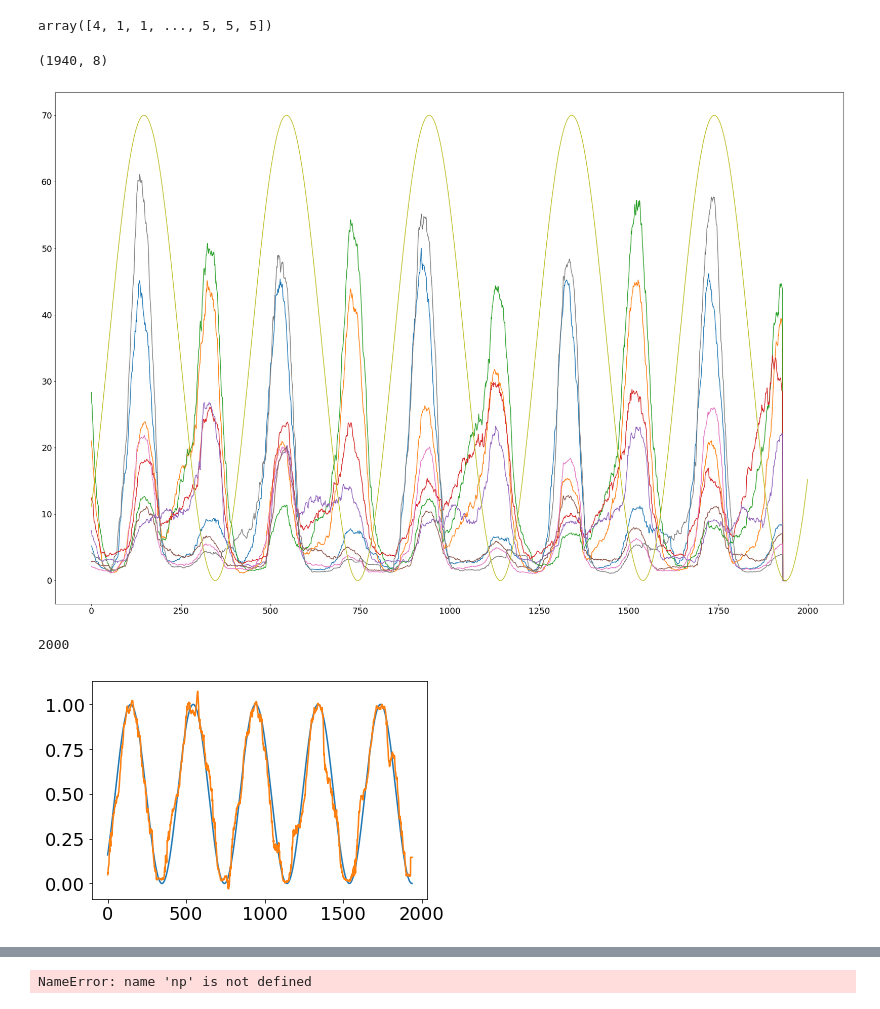
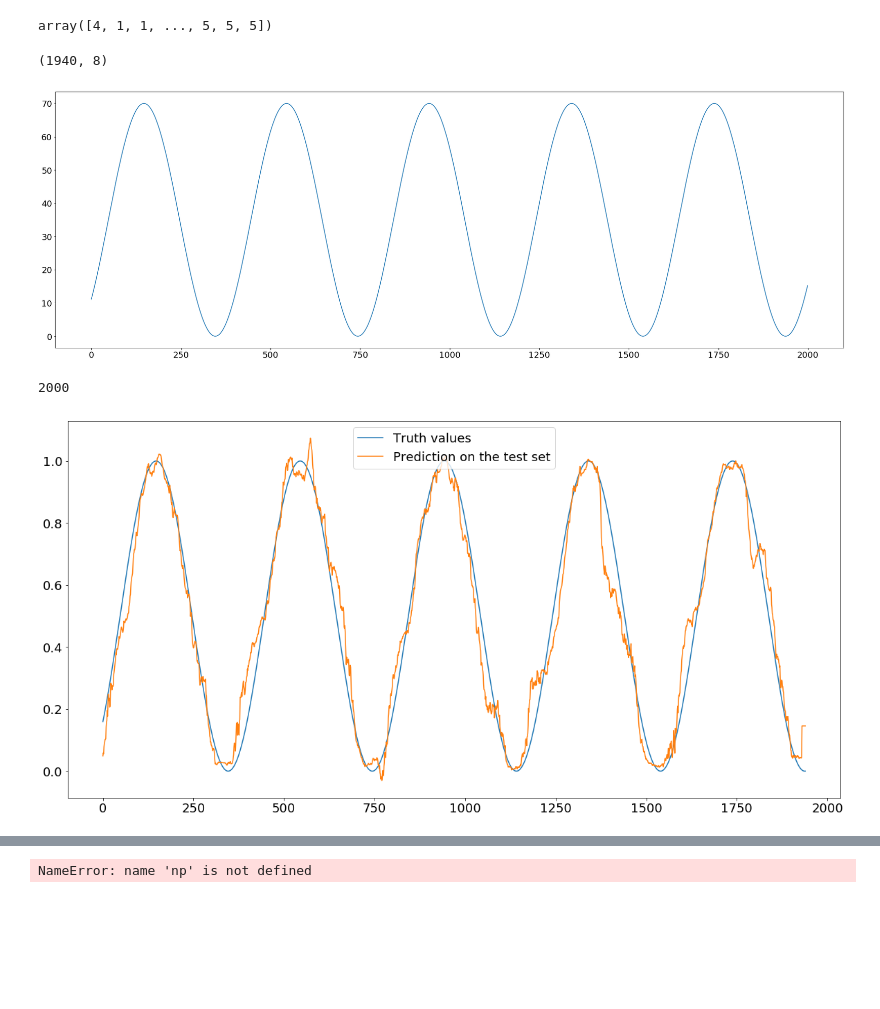
Before and after one commit to yegorsch/EMG-Project, a Jupyter notebook: Notebook/Main.ipynb, the cells around one changed output, grey strips where cells are left out. Drawn from its saved outputs; the diff is of its cells as text; code cells hidden in the pictures; blank space fills up the shorter version.

```diff
--- a/Notebook/Main.ipynb
+++ b/Notebook/Main.ipynb
@@ -81,20 +81,19 @@ emg = dataset.values[:N]
 # %%
 wind_size = 60
 i_start = range(1, N-wind_size)
 i_stop = range(wind_size, N)
 EMG_av = np.zeros((N-wind_size,8))
 for i in range(N-10-wind_size):
     sample = np.mean(emg[i_start[i]:i_stop[i],:],axis=0)
     EMG_av[i,:] = sample
 
 print(EMG_av.shape)
-plt.figure(figsize=(30,20))
-plt.plot(EMG_av)
-plt.plot(y[:N]*70)
+plt.figure(figsize=(30,10))
+plt.plot(y[:N]*70, label="DAT")
 plt.show()
 # %% [output]
 (1940, 8)
-[figure, old version]
+[figure, new version]
 # %%
 from sklearn.kernel_ridge import KernelRidge
 from math import pi,sin
@@ -110,8 +109,10 @@ trainY = y[:len(trainX)]
 testX = EMG_av[5000:5000+len(trainX)]
 kr.fit(trainX, trainY)
 pred = kr.predict(trainX)
-plt.plot(trainY)
-plt.plot(pred)
+plt.figure(figsize=(20,10))
+plt.plot(trainY, label='Truth values')
+plt.plot(pred, label='Prediction on the test set')
+plt.legend(scatterpoints=2,loc='best')
 plt.show()
 import pickle
 # save the model to disk
@@ -119,7 +120,7 @@ filename = '../Models/rbf.sav'
 pickle.dump(kr, open(filename, 'wb'))
 # %% [output]
 2000
-[figure, old version]
+[figure, new version]
 # %%
 #FILTERING
 b, a = sp.butter(30, 0.2, 'low')
```
Also changed, not shown: parts of 4 cells of this notebook, 4 other files.
